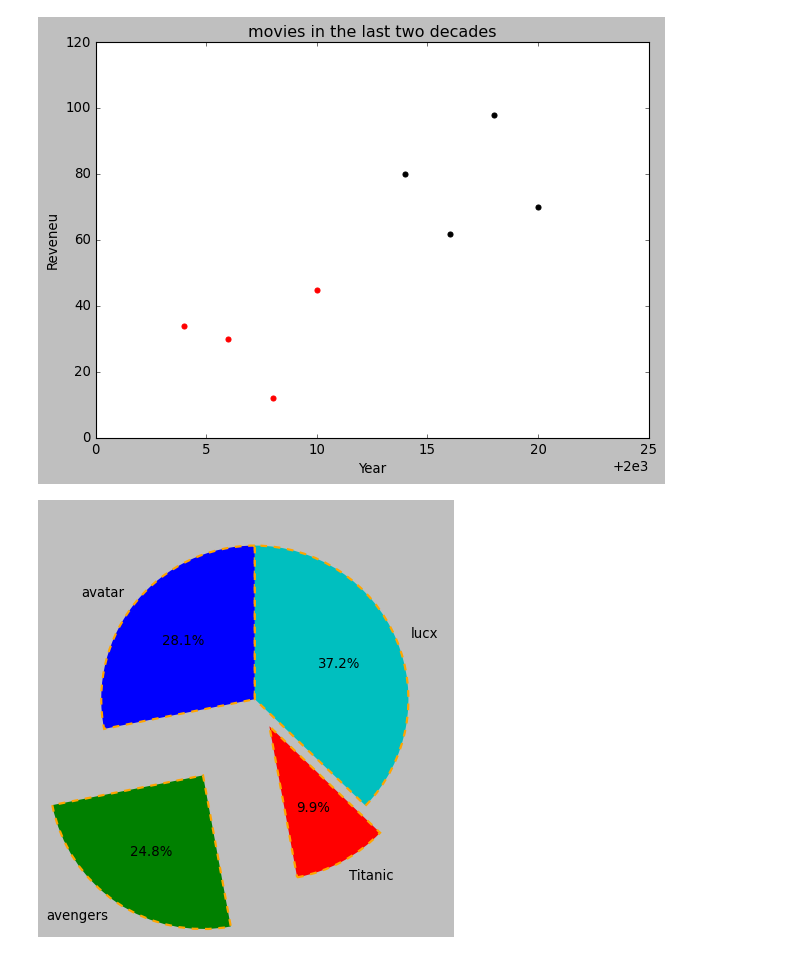
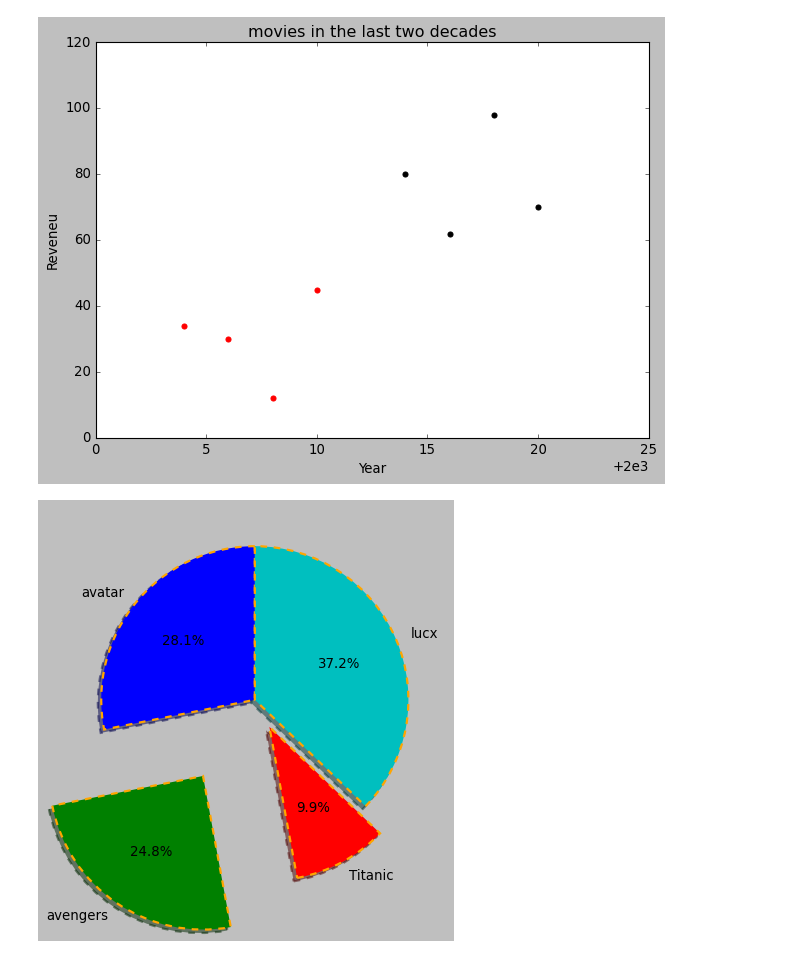
Before and after one commit to aneesi6247-lgtm/About-Data, a Jupyter notebook: Matplot_Tutorial.ipynb, the cells around one changed output. Saved outputs shown, nothing was run; the diff lists cells and outputs as text; code cells hidden in the pictures.

Commit message:
Complete Data Visualization part

```diff
--- a/Matplot_Tutorial.ipynb
+++ b/Matplot_Tutorial.ipynb
@@ -129,18 +129,20 @@ plt.tight_layout()
 # %%
 # pie charts
 
 movies_names= ["avatar", "avengers", "Titanic", "lucx"]
 oscar_movies_reveneu = [34, 30, 12, 45]
 explode= [0, 0.6, 0.2, 0]
 plt.pie(oscar_movies_reveneu, labels = movies_names, autopct= "%1.1f%%",
        wedgeprops= {
            "edgecolor" : "orange",
            "linewidth": "2",
            "linestyle" : "--",
            "fill" : True},
-       explode = explode, startangle= 90) # autopact to show the percentage # fill false to remove all the colors # explode to get the value outside
+       explode = explode, startangle= 90, shadow = True)
+
+# # customization is piecharts
+# autopact to show the percentage # fill false to remove all the colors # explode to get the value outside
+# startangle to rorate it, and shadow to make a shadow
 plt.show()
-
-# customization is piecharts
 # %% [output]
-[figure, old version]
+[figure, new version]
```
Also changed, not shown: parts of 10 cells of this notebook, 1 other file.
